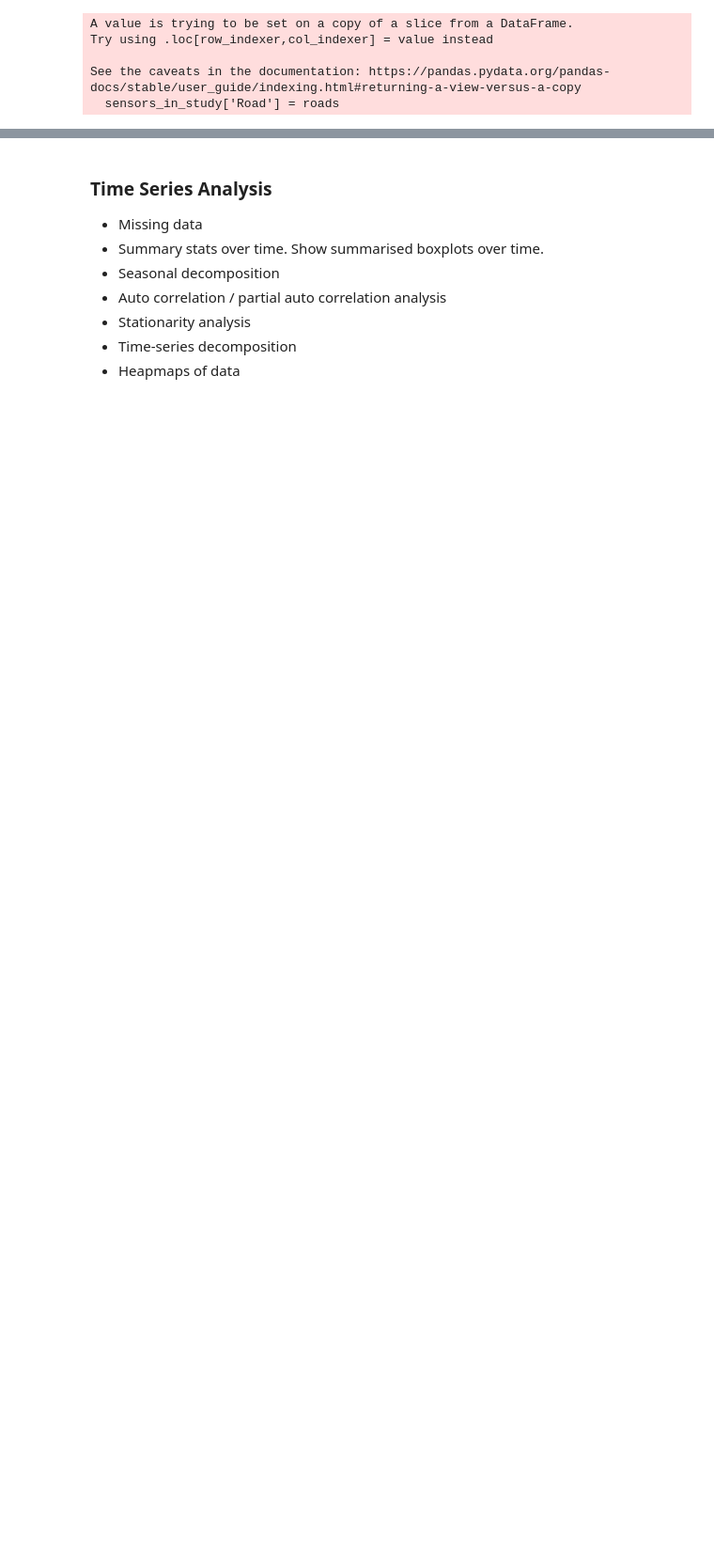
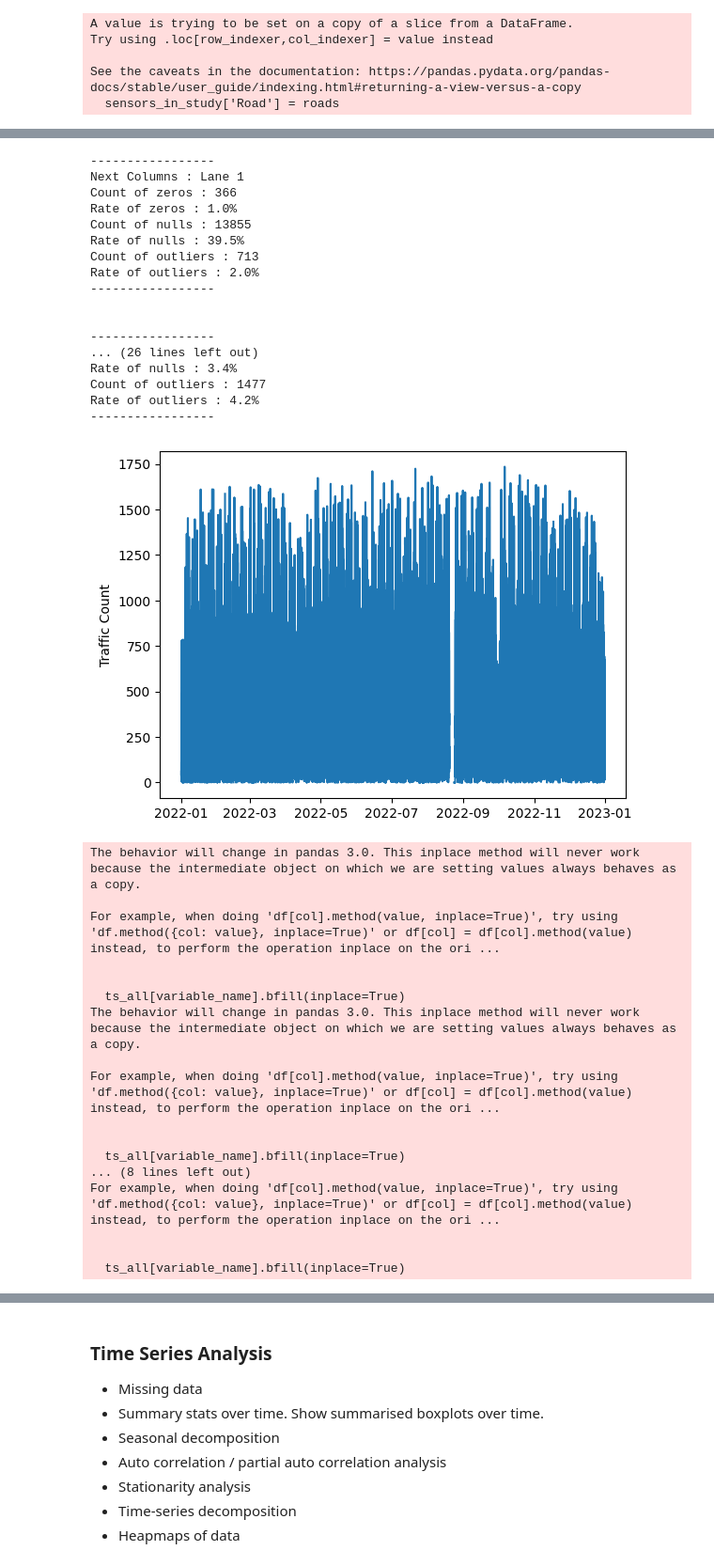
Before and after one commit to cmconlan/Adaptive_Traffic_Simulator, a Jupyter notebook: 1. EDA and Sensor Selection.ipynb, the cells around one changed output, grey strips where cells are left out. Shown at 94% size. Cells and saved outputs as stored; diff of their text form; code cells hidden in the pictures; blank space fills up the shorter version.

Commit message:
time series analysis finalised

```diff
--- a/1. EDA and Sensor Selection.ipynb
+++ b/1. EDA and Sensor Selection.ipynb
@@ -235,0 +526,45 @@ Rate of outliers : 4.3%
+# %%
+
+start_date = '2022-01-01'
+end_date = '2022-12-31 23:45:00'  # End of December 2022
+
+rand_sens = random.randrange(0,len(sensors_in_study)-1)
+next_sensor = sensors_gdf.iloc[rand_sens].to_frame().T
+sensor_id = next_sensor['site_ID'].values[0]
+ts_1, ts_all_1 = analyse_time_series_of_sensor(sensor_id,start_date,end_date)
+# %% [output]
+-----------------
+Next Columns : Lane 1
+Count of zeros : 366
+Rate of zeros : 1.0%
+Count of nulls : 13855
+Rate of nulls : 39.5%
+Count of outliers : 713
+Rate of outliers : 2.0%
+-----------------
+
+
+-----------------
+... (26 lines left out)
+Rate of nulls : 3.4%
+Count of outliers : 1477
+Rate of outliers : 4.2%
+-----------------
+[figure, added]
+The behavior will change in pandas 3.0. This inplace method will never work because the intermediate object on which we are setting values always behaves as a copy.
+
+For example, when doing 'df[col].method(value, inplace=True)', try using 'df.method({col: value}, inplace=True)' or df[col] = df[col].method(value) instead, to perform the operation inplace on the ori ...
+
+
+  ts_all[variable_name].bfill(inplace=True)
+The behavior will change in pandas 3.0. This inplace method will never work because the intermediate object on which we are setting values always behaves as a copy.
+
+For example, when doing 'df[col].method(value, inplace=True)', try using 'df.method({col: value}, inplace=True)' or df[col] = df[col].method(value) instead, to perform the operation inplace on the ori ...
+
+
+  ts_all[variable_name].bfill(inplace=True)
+... (8 lines left out)
+For example, when doing 'df[col].method(value, inplace=True)', try using 'df.method({col: value}, inplace=True)' or df[col] = df[col].method(value) instead, to perform the operation inplace on the ori ...
+
+
+  ts_all[variable_name].bfill(inplace=True)
```
Also changed, not shown: parts of 25 cells of this notebook.
